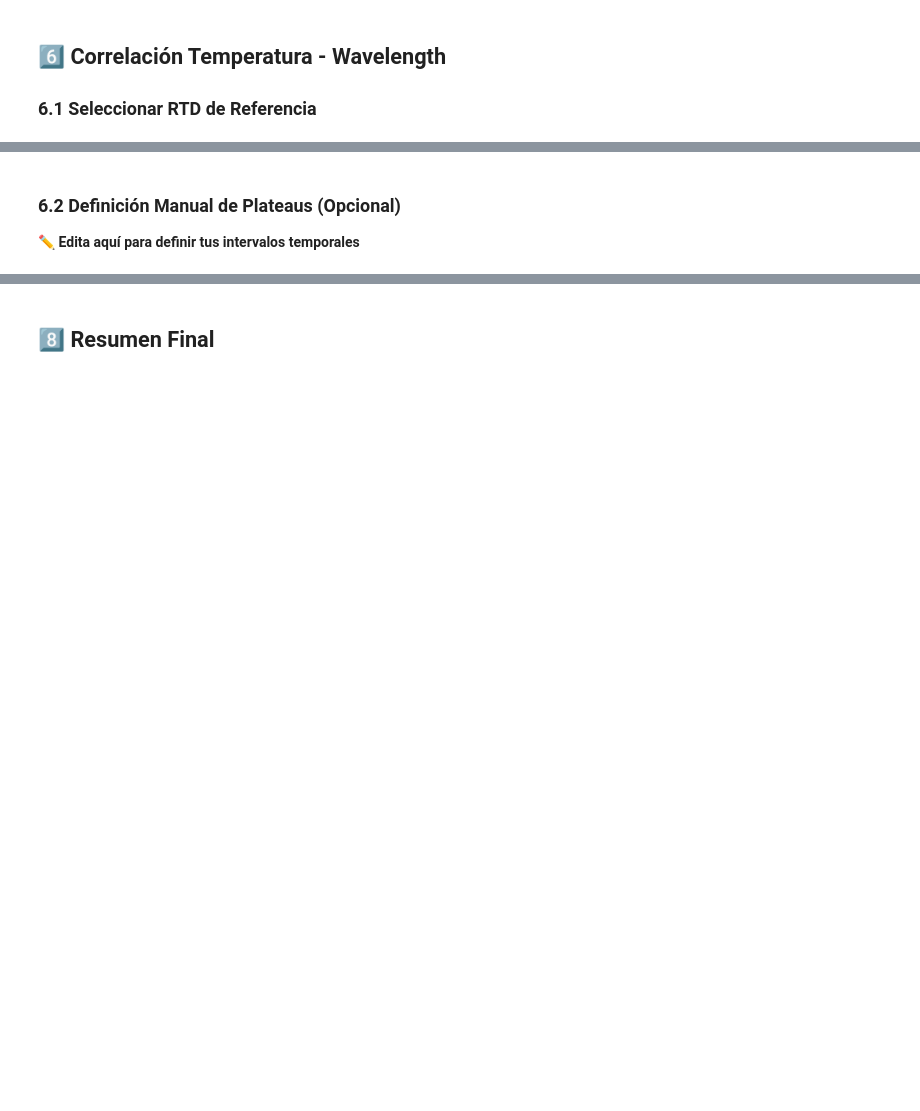
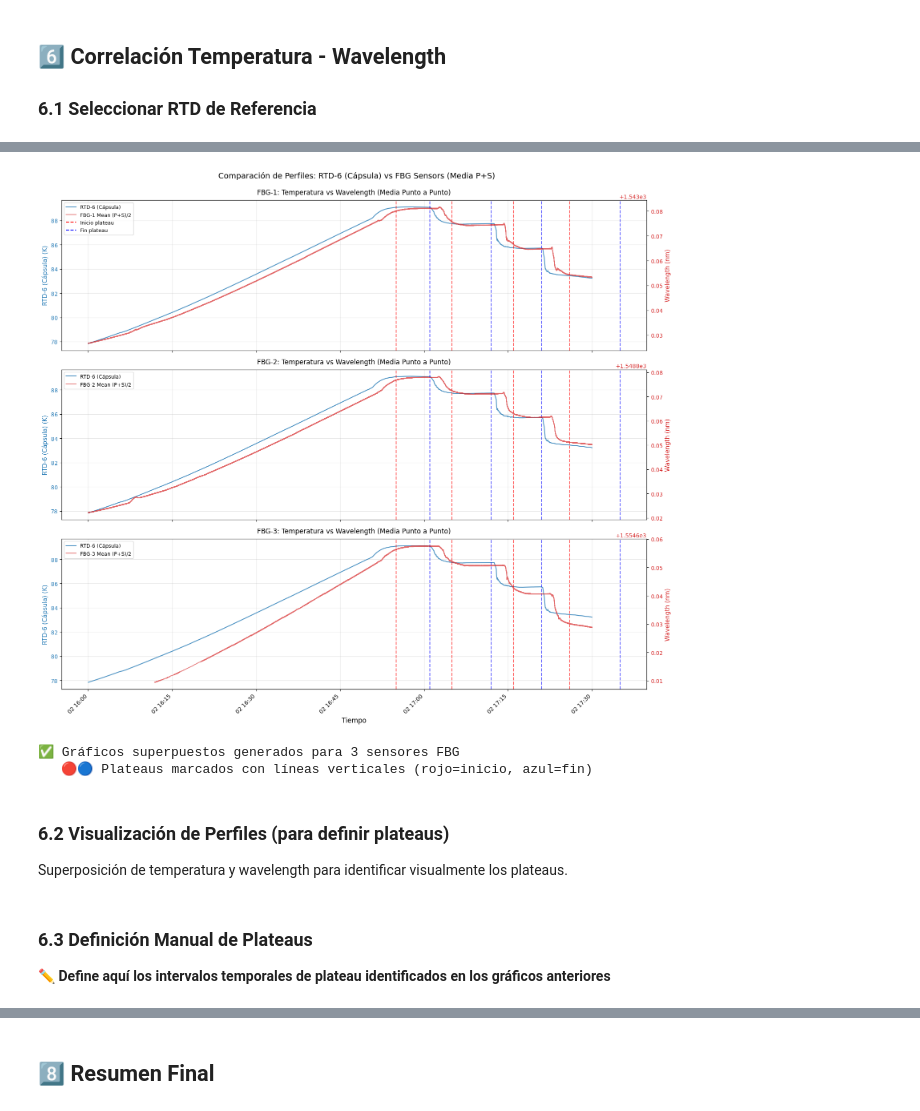
Before and after one commit to garpol/rtd-calibration-ana, a Jupyter notebook: FBG_Sensitivity_Analysis/Analisis_FBG_4sensores_20270202.ipynb, the cells around one changed output, grey strips where cells are left out. Cells and saved outputs as stored; diff of their text form; code cells hidden in the pictures; blank space fills up the shorter version.

```diff
--- a/FBG_Sensitivity_Analysis/Analisis_FBG_4sensores_20270202.ipynb
+++ b/FBG_Sensitivity_Analysis/Analisis_FBG_4sensores_20270202.ipynb
@@ -406,6 +569,82 @@ print(f"   Rango: [{np.min(temp_ref_valid):.2f}, {np.max(temp_ref_valid):.2f}] K
+# %%
+# Superposición de temperatura con cada sensor FBG (3 subplots)
+fig, axes = plt.subplots(3, 1, figsize=(16, 14), sharex=True)
+
+color_temp = 'tab:blue'
+color_wav = 'tab:red'
+
+for idx, sensor_num in enumerate([1, 2, 3]):
+    fbg_label = f"FBG-{sensor_num}-Mean"
+    fbg_data_plot = fbg_mean_data[fbg_label]
+
+    ax1 = axes[idx]
+
+    # Eje izquierdo: Temperatura
+    ax1.set_ylabel(f'{rtd_ref_name} (K)', fontsize=11, color=color_temp)
+    ax1.plot(times_temp_ref, temp_ref_valid, color=color_temp, linewidth=1.5, alpha=0.8, label=rtd_ref_name)
+    ax1.tick_params(axis='y', labelcolor=color_temp)
+    ax1.grid(True, alpha=0.3, axis='both')
+
+    # Marcar plateaus con líneas verticales (si están definidos)
+    if 'plateau_data' in globals() and len(plateau_data) > 0:
+        for plateau in plateau_data:
+            ax1.axvline(plateau["t0"], color='red', linestyle='--', linewidth=1.5, alpha=0.6)
+            ax1.axvline(plateau["tfin"], color='blue', linestyle='--', linewidth=1.5, alpha=0.6)
+
+    # Eje derecho: Wavelength (media punto a punto P+S)
+    ax2 = ax1.twinx()
+    ax2.set_ylabel('Wavelength (nm)', fontsize=11, color=color_wav)
+    ax2.plot(fbg_data_plot["timestamps"], fbg_data_plot["wavelength"],
+             color=color_wav, linewidth=1.2, alpha=0.7,
+             label=f'FBG-{sensor_num} Mean (P+S)/2')
+    ax2.tick_params(axis='y', labelcolor=color_wav)
+
+    # Leyendas combinadas
+    lines1, labels1 = ax1.get_legend_handles_labels()
+    lines2, labels2 = ax2.get_legend_handles_labels()
+
+    # Añadir leyenda para plateaus si existen
+    if 'plateau_data' in globals() and len(plateau_data) > 0 and idx == 0:
+        from matplotlib.lines import Line2D
+        custom_lines = [Line2D([0], [0], color='red', linestyle='--', linewidth=1.5),
+                       Line2D([0], [0], color='blue', linestyle='--', linewidth=1.5)]
+        ax1.legend(lines1 + lines2 + custom_lines,
+                  labels1 + labels2 + ['Inicio plateau', 'Fin plateau'],
+                  loc='upper left', fontsize=9)
+    else:
+        ax1.legend(lines1 + lines2, labels1 + labels2, loc='upper left', fontsize=9)
+
+    # Título del subplot
+    ax1.set_title(f'FBG-{sensor_num}: Temperatura vs Wavelength (Media Punto a Punto)',
+                  fontsize=12, pad=10)
+
+# Solo en el último subplot
+axes[-1].set_xlabel('Tiempo', fontsize=12)
+for label in axes[-1].get_xticklabels():
+    label.set_rotation(45)
+    label.set_ha('right')
+
+plt.suptitle(f'Comparación de Perfiles: {rtd_ref_name} vs FBG Sensors (Media P+S)',
+             fontsize=14, y=0.995)
+plt.tight_layout()
+plt.show()
+
+print(f"✅ Gráficos superpuestos generados para 3 sensores FBG")
+if 'plateau_data' in globals() and len(plateau_data) > 0:
+    print(f"   🔴🔵 Plateaus marcados con líneas verticales (rojo=inicio, azul=fin)")
+else:
+    print(f"   💡 Ejecuta primero la celda 6.3 para ver los plateaus marcados")
+# %% [output]
+[figure, added]
+✅ Gráficos superpuestos generados para 3 sensores FBG
+   🔴🔵 Plateaus marcados con líneas verticales (rojo=inicio, azul=fin)
+# %% [markdown]
+### 6.2 Visualización de Perfiles (para definir plateaus)
+
+Superposición de temperatura y wavelength para identificar visualmente los plateaus.
 # %% [markdown]
-### 6.2 Definición Manual de Plateaus (Opcional)
+### 6.3 Definición Manual de Plateaus
 
-**✏️ Edita aquí para definir tus intervalos temporales**
+**✏️ Define aquí los intervalos temporales de plateau identificados en los gráficos anteriores**
 # %%
 # ============================================================================
```
Also changed, not shown: parts of 20 cells of this notebook.
